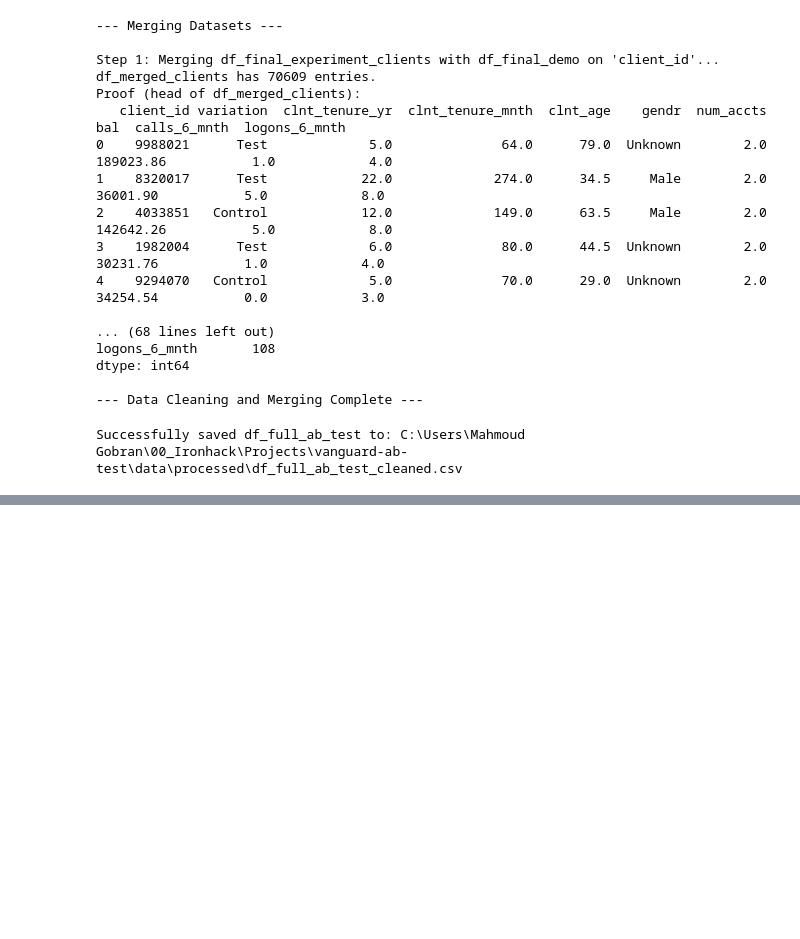
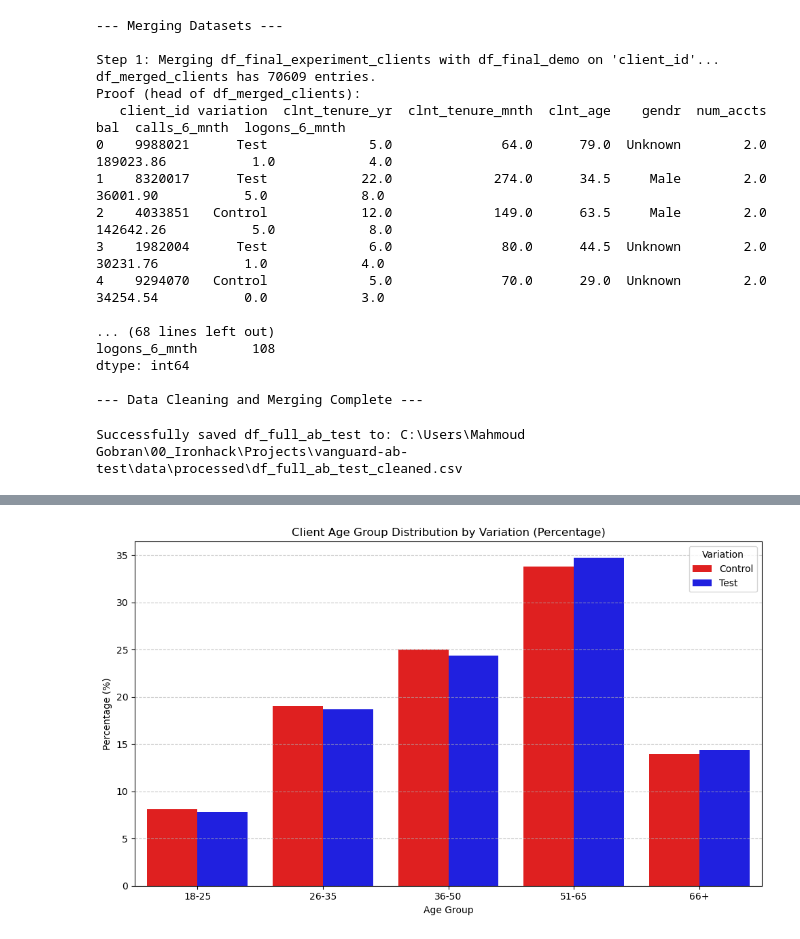
Before and after one commit to MahmoudGobran/vanguard-ab-test, a Jupyter notebook: notebooks/01_data_ingestion_eda_cleaning.ipynb, the cells around one changed output, grey strips where cells are left out. Cells and saved outputs as stored; diff of their text form; code cells hidden in the pictures; blank space fills up the shorter version.

```diff
--- a/notebooks/01_data_ingestion_eda_cleaning.ipynb
+++ b/notebooks/01_data_ingestion_eda_cleaning.ipynb
@@ -494,0 +544,85 @@ print(df_full_ab_test['process_step'].value_counts(normalize=True))
+# %%
+import pandas as pd
+import matplotlib.pyplot as plt
+import seaborn as sns
+import os # Import the os module for path operations
+
+# --- Data Loading Section ---
+# Define the path where the processed data is saved
+processed_data_path = r'C:\Users\Mahmoud Gobran\00_Ironhack\Projects\vanguard-ab-test\data\processed'
+input_file_name = 'df_full_ab_test_cleaned.csv'
+input_full_path = os.path.join(processed_data_path, input_file_name)
+
+# Load the full_ab_test_cleaned.csv file into a DataFrame
+df_full_ab_test_cleaned = pd.read_csv(input_full_path)
+
+print(f"DataFrame '{input_file_name}' loaded successfully from: {input_full_path}")
+print(f"Shape of the DataFrame: {df_full_ab_test_cleaned.shape}")
+# ----------------------------
+
+
+# --- Chart 1: Client Age Group Distribution by Variation (Percentage) ---
+
+print("\n--- Client Age Group Distribution by Variation (Percentage) ---")
+
+# Ensure 'Clnt Age' is treated as categorical for correct binning/grouping
+# We'll re-bin it to match the provided Tableau bins (e.g., 18-25, 26-35, etc.)
+# First, let's create age bands similar to Tableau's binning if not already present
+
+# Define the bins and labels for age groups
+# Using df_full_ab_test_cleaned['Clnt Age'].max() + 1 to ensure the highest age is included
+age_bins = [18, 26, 36, 51, 66, df_full_ab_test_cleaned['clnt_age'].max() + 1]
+age_labels = ['18-25', '26-35', '36-50', '51-65', '66+']
+
+# Create the 'age_group_band' column based on the defined bins
+df_full_ab_test_cleaned['age_group_band'] = pd.cut(
+    df_full_ab_test_cleaned['clnt_age'],
+    bins=age_bins,
+    labels=age_labels,
+    right=False, # Make bins [min, max) to align with typical age ranges
+    include_lowest=True
+)
+
+# Calculate the counts for each age band and variation
+age_distribution = df_full_ab_test_cleaned.groupby(['age_group_band', 'variation']).size().unstack(fill_value=0)
+
+# Calculate the percentage within each Variation (Control and Test)
+age_distribution_percentage = age_distribution.apply(lambda x: x / x.sum() * 100, axis=0)
+
+# Reset index to make 'age_group_band' a column for plotting
+age_distribution_percentage = age_distribution_percentage.reset_index()
+
+# Melt the DataFrame to long format for Seaborn plotting
+age_distribution_percentage_melted = age_distribution_percentage.melt(
+    id_vars='age_group_band',
+    var_name='Variation',
+    value_name='Percentage'
+)
+
+# Ensure the age_group_band order is maintained for plotting
+age_distribution_percentage_melted['age_group_band'] = pd.Categorical(
+    age_distribution_percentage_melted['age_group_band'],
+    categories=age_labels,
+    ordered=True
+)
+
+# Plotting the grouped bar chart
+plt.figure(figsize=(10, 6))
+sns.barplot(
+    data=age_distribution_percentage_melted,
+    x='age_group_band',
+    y='Percentage',
+    hue='Variation',
+    palette={'Control': 'red', 'Test': 'blue'} # Matching your Tableau colors
+)
+
+plt.title('Client Age Group Distribution by Variation (Percentage)')
+plt.xlabel('Age Group')
+plt.ylabel('Percentage (%)')
+plt.grid(axis='y', linestyle='--', alpha=0.7)
+plt.legend(title='Variation')
+plt.tight_layout()
+plt.show()
+
+print("Chart for Client Age Group Distribution by Variation (Percentage) generated.")
+# %% [output]
@@ -494,0 +633 @@ print(df_full_ab_test['process_step'].value_counts(normalize=True))
+[figure, added]
```
Also changed, not shown: parts of 4 cells of this notebook, 2 other files.
